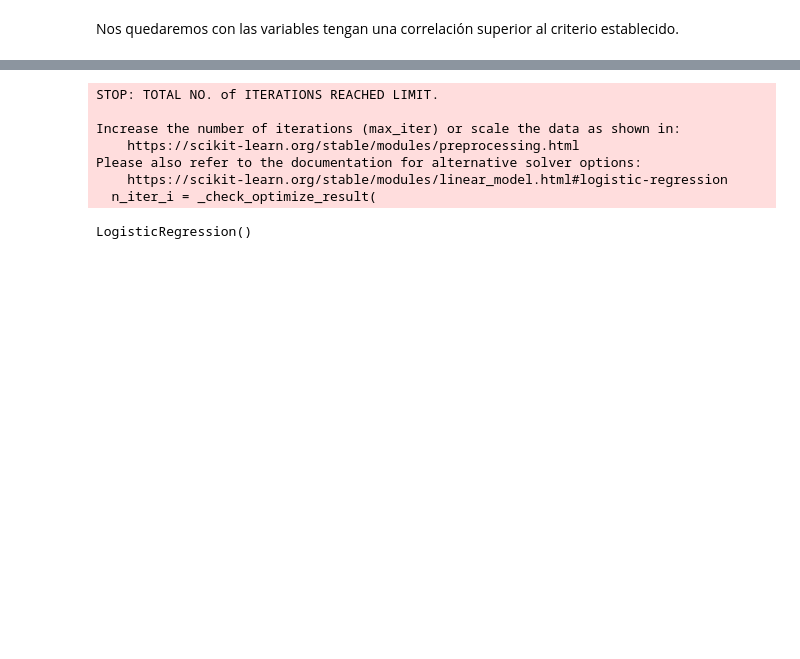
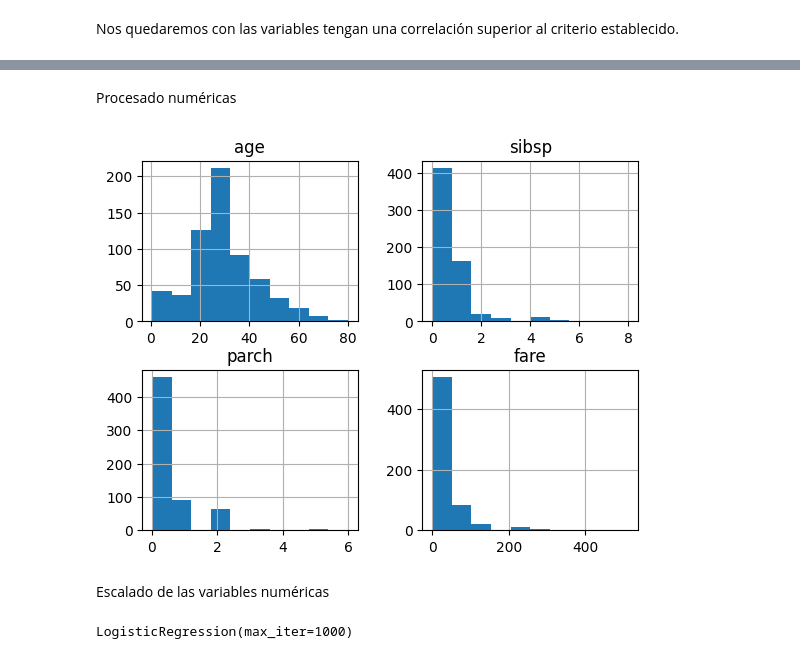
Before and after one commit to jacobo010/ONLINE_DS_THEBRIDGE_jacobo, a Jupyter notebook: Programacion_basica/Sprint10/Unidad_02/Practica_obligatoria/18_Practica_Obligatoria_Clasificacion_y_Regresion_Logistica.ipynb, the cells around one changed output, grey strips where cells are left out. Cells and saved outputs as stored; diff of their text form; code cells hidden in the pictures; blank space fills up the shorter version.

```diff
--- a/Programacion_basica/Sprint10/Unidad_02/Practica_obligatoria/18_Practica_Obligatoria_Clasificacion_y_Regresion_Logistica.ipynb
+++ b/Programacion_basica/Sprint10/Unidad_02/Practica_obligatoria/18_Practica_Obligatoria_Clasificacion_y_Regresion_Logistica.ipynb
@@ -244,0 +218,12 @@ memory usage: 58.8 KB
+# %%
+categorias = [['male','female'], ['Southampton','Cherbourg','Queenstown'], ['child','woman','man']]
+
+encoder = OrdinalEncoder(categories=categorias)
+train_set[['sex','embark_town','who']] = encoder.fit_transform(train_set[['sex', 'embark_town','who']])
+test_set[['sex','embark_town','who']] = encoder.transform(test_set[['sex', 'embark_town','who']])
+# %% [markdown]
+Procesado numéricas
+# %%
+train_set[features_num].hist();
+# %% [output]
+[figure, added]
@@ -244,0 +236,2 @@ memory usage: 58.8 KB
+# %% [markdown]
+Escalado de las variables numéricas
@@ -245,12 +251,5 @@ memory usage: 58.8 KB
 # %%
-log_reg = LogisticRegression()
+log_reg = LogisticRegression(max_iter= 1000)
 log_reg.fit(x_train, y_train)
 # %% [output]
-STOP: TOTAL NO. of ITERATIONS REACHED LIMIT.
-
-Increase the number of iterations (max_iter) or scale the data as shown in:
-    https://scikit-learn.org/stable/modules/preprocessing.html
-Please also refer to the documentation for alternative solver options:
-    https://scikit-learn.org/stable/modules/linear_model.html#logistic-regression
-  n_iter_i = _check_optimize_result(
+LogisticRegression(max_iter=1000)
-LogisticRegression()
```
Also changed, not shown: parts of 30 cells of this notebook, 1 other file.
